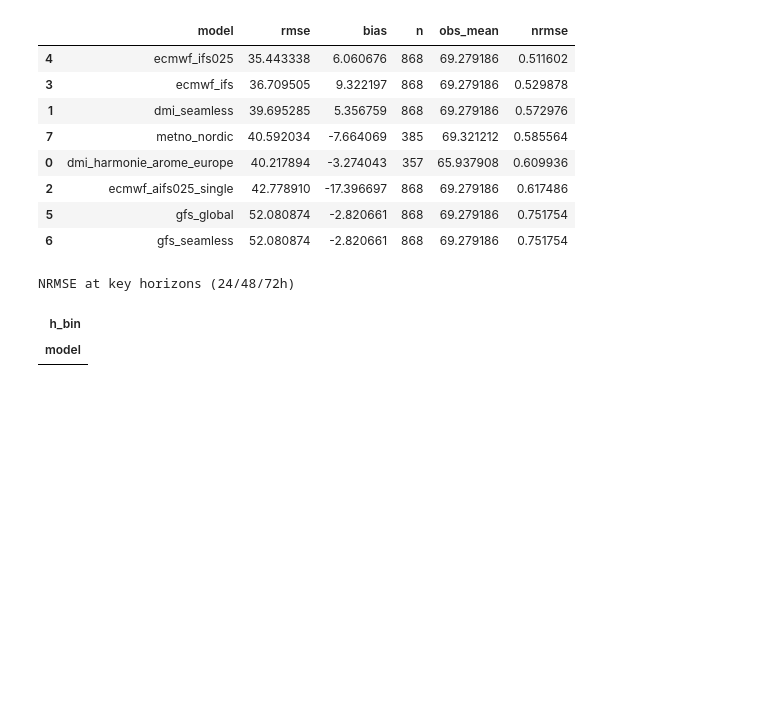
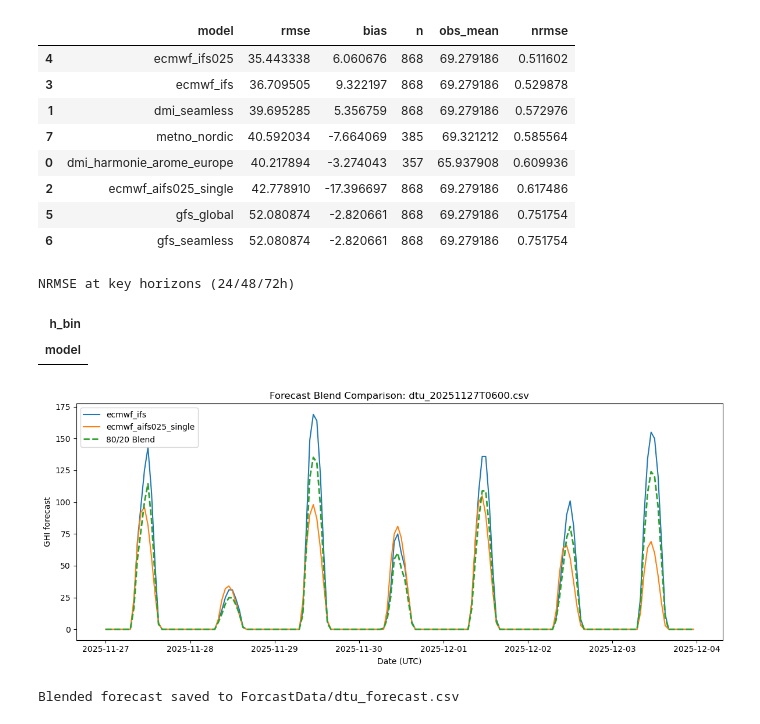
Before and after one commit to Louis2308/Solar-poster, a Jupyter notebook: Forcast_Comparison.ipynb, the cells around one changed output. Drawn from its saved outputs; the diff is of its cells as text; code cells hidden in the pictures; blank space fills up the shorter version.

Commit message:
Dtu forecast

```diff
--- a/Forcast_Comparison.ipynb
+++ b/Forcast_Comparison.ipynb
@@ -882,3 +882,45 @@ Overall RMSE / Bias / NRMSE
 NRMSE at key horizons (24/48/72h)
 | h_bin |
 | model |
+# %%
+# Make a 80/20 blend of the ecwmf_ifs and ecmwf_aifs025_single models
+def blend_forecasts(row, w1=0.8, w2=0.2):
+    if row['model'] == 'ecmwf_ifs':
+        return row['forecast'] * w1
+    elif row['model'] == 'ecmwf_aifs025_single':
+        return row['forecast'] * w2
+    else:
+        return np.nan
+
+# run it in the dtu_20251127T0600.csv file
+
+blend_file = data_dir / "dtu_20251127T0600.csv"
+df_blend = pd.read_csv(blend_file, parse_dates=["date"])
+long_blend = df_blend.melt(id_vars="date", var_name="model", value_name="forecast")
+long_blend['blended_forecast'] = long_blend.apply(blend_forecasts, axis=1)
+blend_pivot = long_blend.pivot_table(index='date', columns='model', values='forecast')
+blend_pivot['blended_forecast'] = long_blend.pivot_table(index='date', columns='model', values='blended_forecast').max(axis=1)
+plt.figure(figsize=(12, 5))
+plt.plot(blend_pivot.index, blend_pivot['ecmwf_ifs'], label='ecmwf_ifs', linewidth=1.5)
+plt.plot(blend_pivot.index, blend_pivot['ecmwf_aifs025_single'], label='ecmwf_aifs025_single', linewidth=1.5)
+plt.plot(blend_pivot.index, blend_pivot['blended_forecast'], label='80/20 Blend', linewidth=2, linestyle='--')
+plt.xlabel("Date (UTC)")
+plt.ylabel("GHI forecast")
+plt.title(f"Forecast Blend Comparison: {blend_file.name}")
+plt.legend()
+plt.tight_layout()
+plt.show()
+
+# remove individual model columns, keep only blended
+blend_pivot = blend_pivot[['blended_forecast']]
+
+# cut from 2025-11-29 02:00 to 2025-12-03 01:00
+blend_pivot = blend_pivot.loc["2025-11-29 02:00":"2025-12-03 01:00"]
+
+# Convert to csv
+dtu_forecast = data_dir / "dtu_forecast.csv"
+blend_pivot.reset_index().to_csv(dtu_forecast, index=False)
+print(f"Blended forecast saved to {dtu_forecast}")
+# %% [output]
+[figure, added]
+Blended forecast saved to ForcastData/dtu_forecast.csv
```
Also changed, not shown: parts of 1 cell of this notebook, 5 other files.
